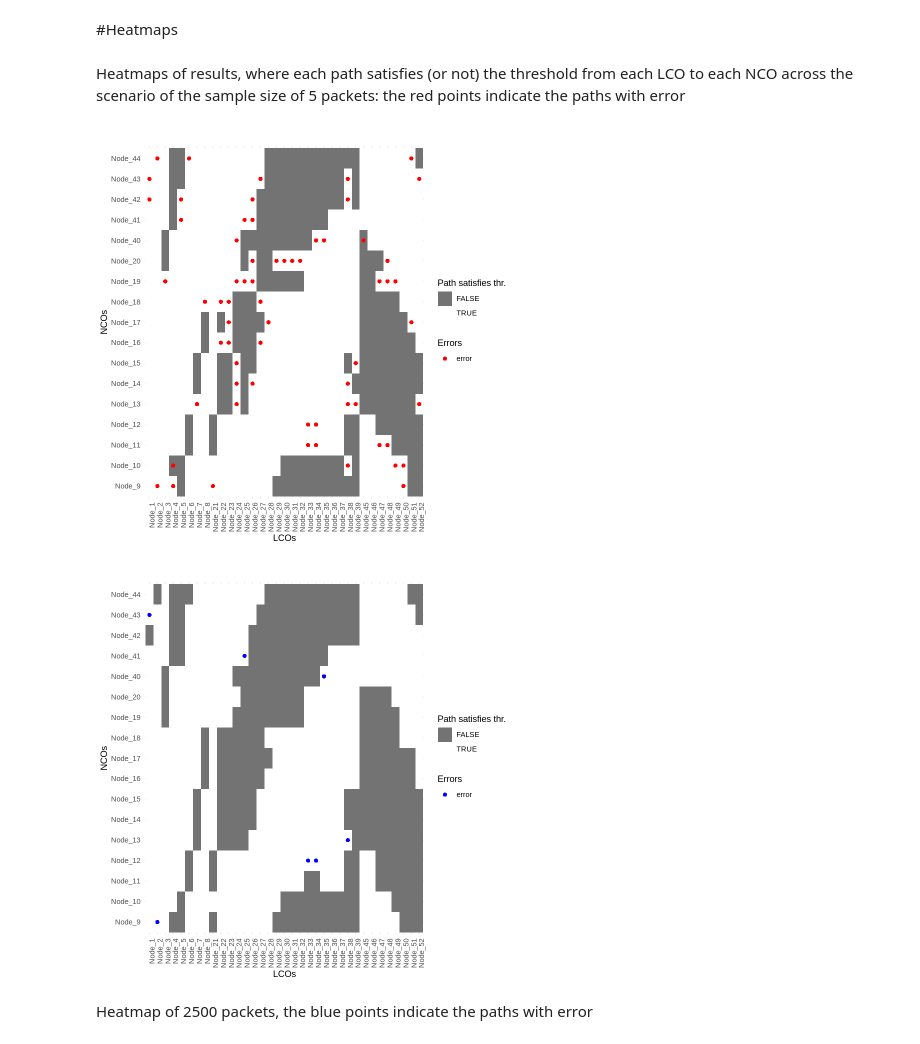
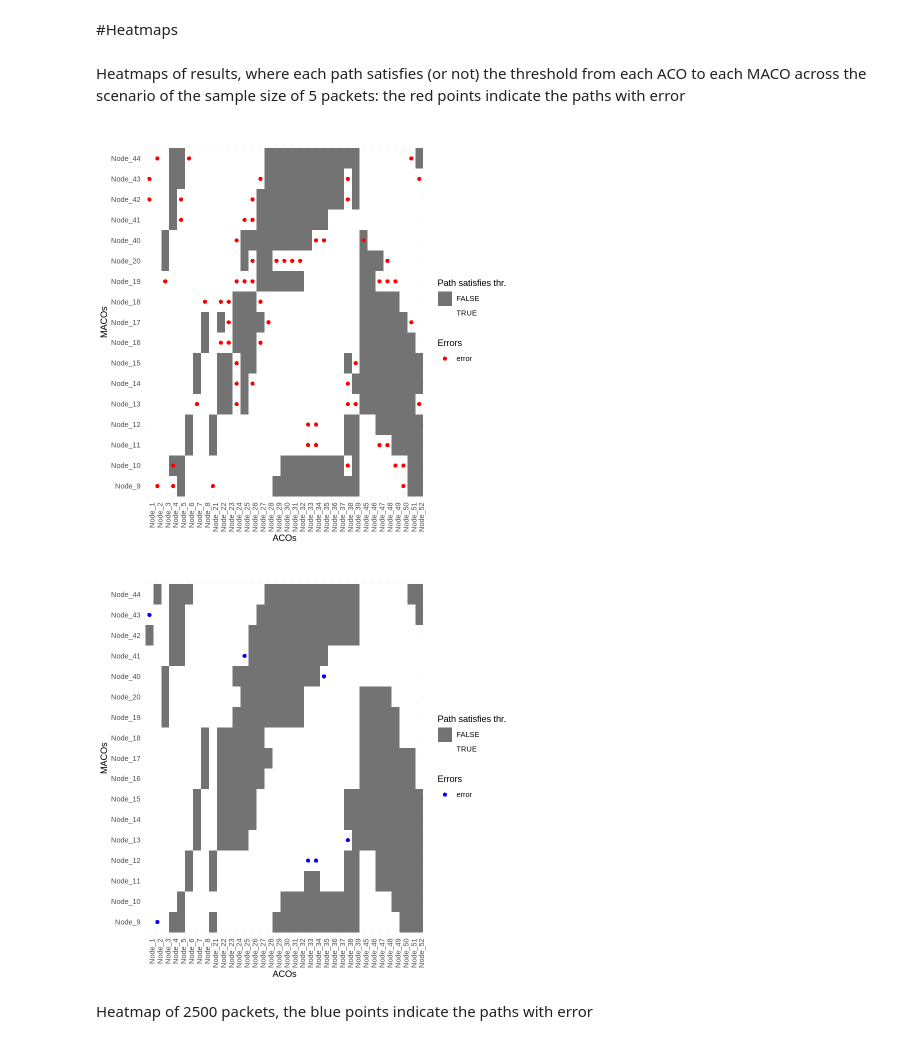
Before and after one commit to NataliaBlueCloud/Inband_telemetry_design, a Jupyter notebook: Cochrams_ofc_example_Milano.ipynb, the cells around one changed output. Drawn from its saved outputs; the diff is of its cells as text; code cells hidden in the pictures.

```diff
--- a/Cochrams_ofc_example_Milano.ipynb
+++ b/Cochrams_ofc_example_Milano.ipynb
@@ -241,24 +241,24 @@ table_to_df <- function(path_delays, threshold_us){
   return(df_p)
 }
 # %%
-calc_results <- function(matrx_paths, g, LCOs, NCOs, LCOs_thesholds,n_samples, n_exp, percentage = 1)
+calc_results <- function(matrx_paths, g, ACOs, MACOs, ACOs_thesholds,n_samples, n_exp, percentage = 1)
 {
-  matrx_paths_sampled <- array(rep(0, length(NCOs)*length(LCOs)*n_samples), dim = c(length(NCOs), length(LCOs), n_samples))
-  packets_below_thr <- array(rep(0, length(NCOs)*length(LCOs)*n_exp), dim = c(length(NCOs), length(LCOs), n_exp))
-  results <- array(rep(0, length(LCOs)*n_exp), dim = c(length(LCOs), n_exp))
+  matrx_paths_sampled <- array(rep(0, length(MACOs)*length(ACOs)*n_samples), dim = c(length(MACOs), length(ACOs), n_samples))
+  packets_below_thr <- array(rep(0, length(MACOs)*length(ACOs)*n_exp), dim = c(length(MACOs), length(ACOs), n_exp))
+  results <- array(rep(0, length(ACOs)*n_exp), dim = c(length(ACOs), n_exp))
   percent_below_thr_p1 <- c()
   percent_below_thr_p2 <- c()
   percent_below_thr_p3 <- c()
   for (exp in 1:n_exp)
   {
-    for(l in 1:length(LCOs))
+    for(l in 1:length(ACOs))
 
     {
       table_res <- c()
-      for (n in 1:length(NCOs))
+      for (n in 1:length(MACOs))
       {
         matrx_paths_sampled[n,l,] = sample( matrx_paths[n,l, ], size=n_samples, replace=F)
-        df_p <- table_to_df(matrx_paths_sampled[n,l,], LCOs_thesholds[l])
+        df_p <- table_to_df(matrx_paths_sampled[n,l,], ACOs_thesholds[l])
         df_p <- df_p[order(df_p$Var1),]
         table_res[n] <- df_p$Freq[2]
 
@@ -274,7 +274,7 @@ n_exp <- 1
 # %% [markdown]
 ###Samples size - 5 packets
 # %%
-packets_below_thr_5p <- calc_results(matrx_paths, g, LCOs, NCOs, LCOs_thesholds, n_samples = 5, n_exp, percentage)
+packets_below_thr_5p <- calc_results(matrx_paths, g, ACOs, MACOs, ACOs_thesholds, n_samples = 5, n_exp, percentage)
 # %% [markdown]
 ###Samples size - 10 packets
 # %%
@@ -298,7 +298,7 @@ packets_below_thr_2500p <- calc_results(matrx_paths, g, LCOs, NCOs, LCOs_theshol
 # %% [markdown]
 ###Calculations for the entire population
 # %%
-packets_below_thr_50kp <- calc_results(matrx_paths, g, LCOs, NCOs, LCOs_thesholds, n_samples = 50000, n_exp = 1, percentage)
+packets_below_thr_50kp <- calc_results(matrx_paths, g, ACOs, MACOs, ACOs_thesholds, n_samples = 50000, n_exp = 1, percentage)
 # %% [markdown]
 ##Error FP and FN calculations
 # %%
@@ -361,15 +361,15 @@ Percentage of False Negatives: 0.1680672 %
 # %% [markdown]
 #Heatmaps
 # %% [markdown]
-Heatmaps of results, where each path satisfies (or not) the threshold from each LCO to each NCO across
+Heatmaps of results, where each path satisfies (or not) the threshold from each ACO to each MACO across
 the scenario of the sample size of 5 packets: the red points indicate the paths
 with error
 # %%
 
 
-plot_heatmap <- function(matrix_1, matrix_2, LCOs, NCOs, error_colour = "red"){
-  row_names <- paste0("Node_", NCOs)
-  col_names <- paste0("Node_", LCOs)
+plot_heatmap <- function(matrix_1, matrix_2, ACOs, MACOs, error_colour = "red"){
+  row_names <- paste0("Node_", MACOs)
+  col_names <- paste0("Node_", ACOs)
   colnames(matrix_1) <- col_names
   rownames(matrix_1) <- row_names
   colnames(matrix_2) <- col_names
@@ -391,21 +391,21 @@ plot_heatmap <- function(matrix_1, matrix_2, LCOs, NCOs, error_colour = "red"){
     scale_fill_manual(values = c("gray45", "white"), name = "Path satisfies thr.", labels = c("FALSE", "TRUE")) +
     scale_color_manual(values = c(error_colour, "white"), name = "Errors", labels = c("error", "no errors")) +
     labs(title = "",
-        x = "LCOs",
-        y = "NCOs") +
+        x = "ACOs",
+        y = "MACOs") +
     theme_minimal() +
     guides(fill = guide_legend(title = "Path satisfies thr."),
           color = guide_legend(title = "Errors")) +
     theme(axis.text.x = element_text(angle = 90, hjust = 1))  # Rotate x-axis labels by 90 degrees
 }
 # %%
-plot_heatmap(packets_below_thr_5p, packets_below_thr_50kp, LCOs, NCOs)
+plot_heatmap(packets_below_thr_5p, packets_below_thr_50kp, ACOs, MACOs)
 # %% [output]
-[figure, old version]
+[figure, new version]
 # %%
-plot_heatmap(packets_below_thr_100p, packets_below_thr_50kp, LCOs, NCOs, error_colour = "blue")
+plot_heatmap(packets_below_thr_100p, packets_below_thr_50kp, ACOs, MACOs, error_colour = "blue")
 # %% [output]
-[figure, old version]
+[figure, new version]
 # %% [markdown]
 Heatmap of 2500 packets, the blue points indicate the paths
 with error
```
Also changed, not shown: parts of 9 cells of this notebook.
